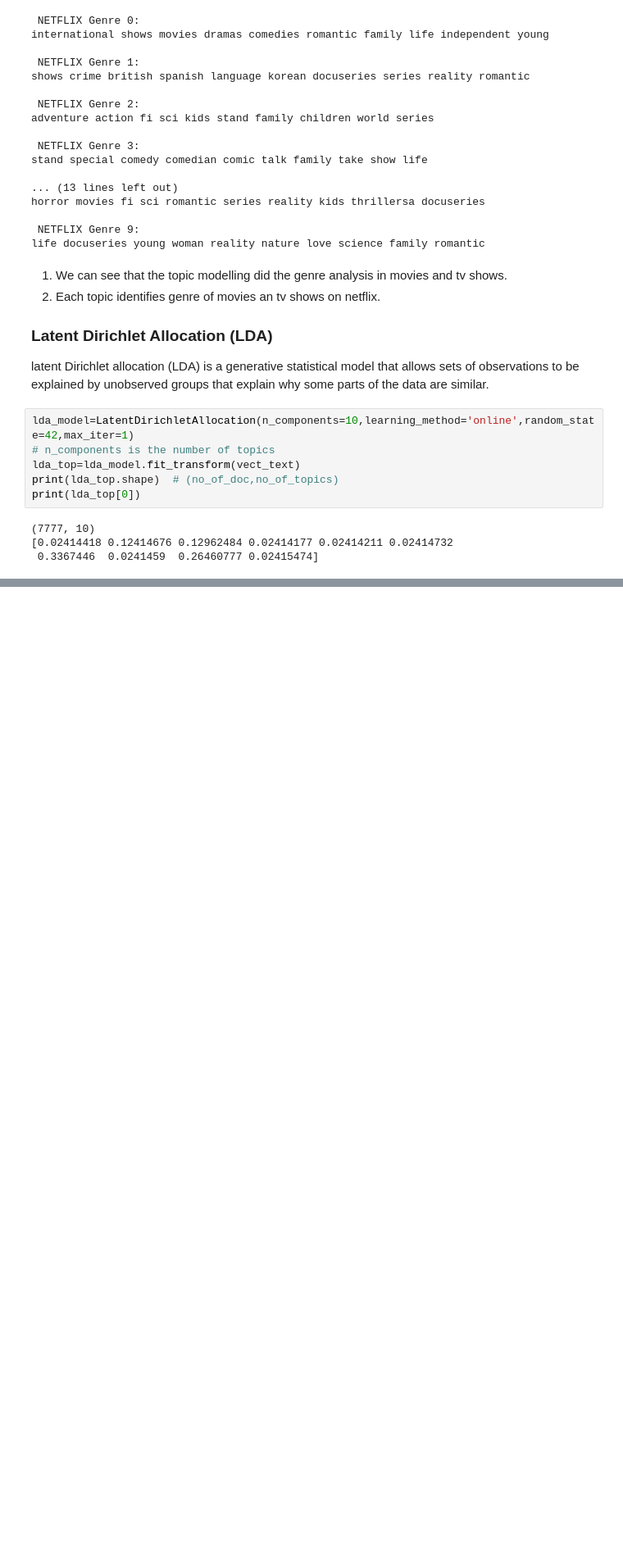
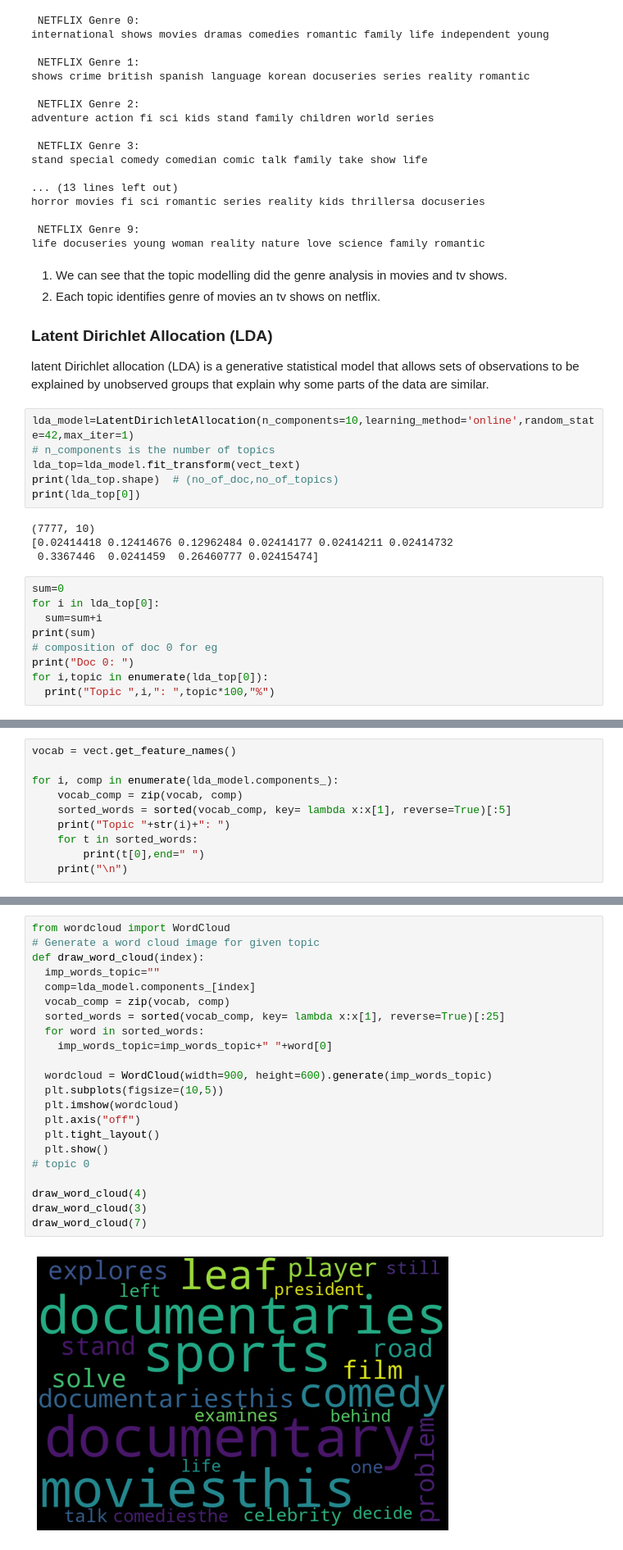
Before and after one commit to AnshRockstar/Netflix-Tv-show-and-Movie-Clustering, a Jupyter notebook: Capstone_4_NETFLIX_MOVIES_AND_TV_SHOWS_CLUSTERING.ipynb, the cells around one changed output, grey strips where cells are left out. Shown at 82% size. Saved outputs shown, nothing was run; the diff lists cells and outputs as text; blank space fills up the shorter version.

```diff
--- a/Capstone_4_NETFLIX_MOVIES_AND_TV_SHOWS_CLUSTERING.ipynb
+++ b/Capstone_4_NETFLIX_MOVIES_AND_TV_SHOWS_CLUSTERING.ipynb
@@ -1091,3 +1091,12 @@ print(lda_top[0])
 (7777, 10)
 [0.02414418 0.12414676 0.12962484 0.02414177 0.02414211 0.02414732
  0.3367446  0.0241459  0.26460777 0.02415474]
+# %%
+sum=0
+for i in lda_top[0]:
+  sum=sum+i
+print(sum)
+# composition of doc 0 for eg
+print("Doc 0: ")
+for i,topic in enumerate(lda_top[0]):
+  print("Topic ",i,": ",topic*100,"%")
@@ -1093,0 +1137,10 @@ print(lda_top[0])
+# %%
+vocab = vect.get_feature_names()
+
+for i, comp in enumerate(lda_model.components_):
+    vocab_comp = zip(vocab, comp)
+    sorted_words = sorted(vocab_comp, key= lambda x:x[1], reverse=True)[:5]
+    print("Topic "+str(i)+": ")
+    for t in sorted_words:
+        print(t[0],end=" ")
+    print("\n")
@@ -1093,0 +1167,24 @@ print(lda_top[0])
+# %%
+from wordcloud import WordCloud
+# Generate a word cloud image for given topic
+def draw_word_cloud(index):
+  imp_words_topic=""
+  comp=lda_model.components_[index]
+  vocab_comp = zip(vocab, comp)
+  sorted_words = sorted(vocab_comp, key= lambda x:x[1], reverse=True)[:25]
+  for word in sorted_words:
+    imp_words_topic=imp_words_topic+" "+word[0]
+
+  wordcloud = WordCloud(width=900, height=600).generate(imp_words_topic)
+  plt.subplots(figsize=(10,5))
+  plt.imshow(wordcloud)
+  plt.axis("off")
+  plt.tight_layout()
+  plt.show()
+# topic 0
+
+draw_word_cloud(4)
+draw_word_cloud(3)
+draw_word_cloud(7)
+# %% [output]
+[figure, added]
```
Also changed, not shown: parts of 8 cells of this notebook.
